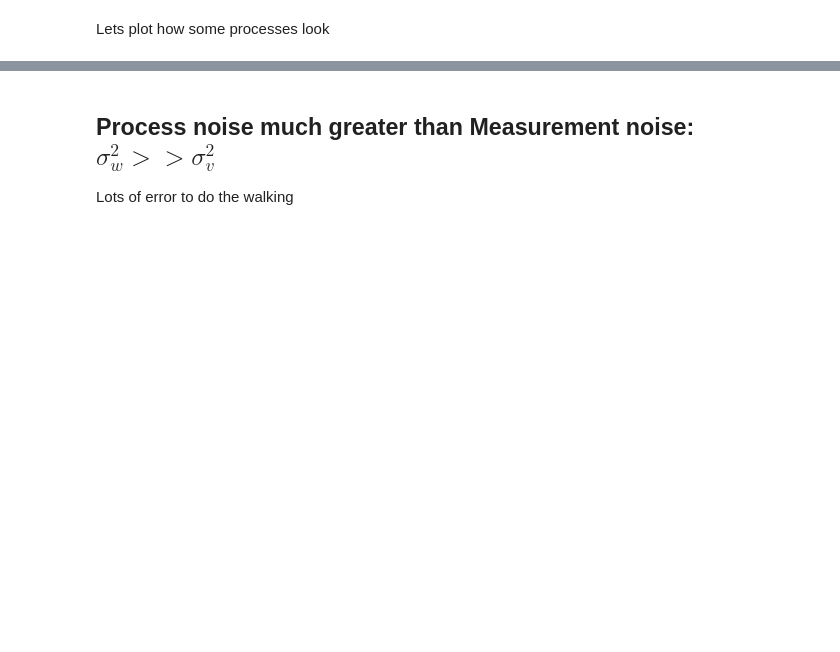
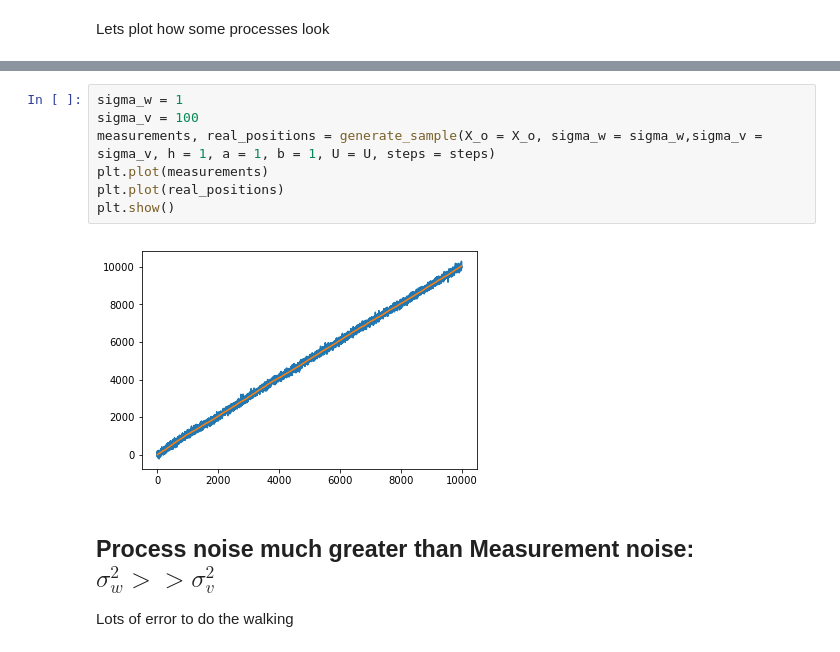
Before and after one commit to jganzabal/Kalman-as-Recursive-Bayesian-Estimation, a Jupyter notebook: 3_One dimensional Kalman filter.ipynb, the cells around one changed output, grey strips where cells are left out. Drawn from its saved outputs; the diff is of its cells as text; blank space fills up the shorter version.

```diff
--- a/3_One dimensional Kalman filter.ipynb
+++ b/3_One dimensional Kalman filter.ipynb
@@ -80,3 +90,12 @@ Lets plot how some processes look
+# %%
+sigma_w = 1
+sigma_v = 100
+measurements, real_positions = generate_sample(X_o = X_o, sigma_w = sigma_w,sigma_v = sigma_v, h = 1, a = 1, b = 1, U = U, steps = steps)
+plt.plot(measurements)
+plt.plot(real_positions)
+plt.show()
+# %% [output]
+[figure, added]
 # %% [markdown]
 ## Process noise much greater than  Measurement noise: $\sigma_w^2 >> \sigma_v^2$
 Lots of error to do the walking
```
Also changed, not shown: parts of 18 cells of this notebook, 3 other files.
